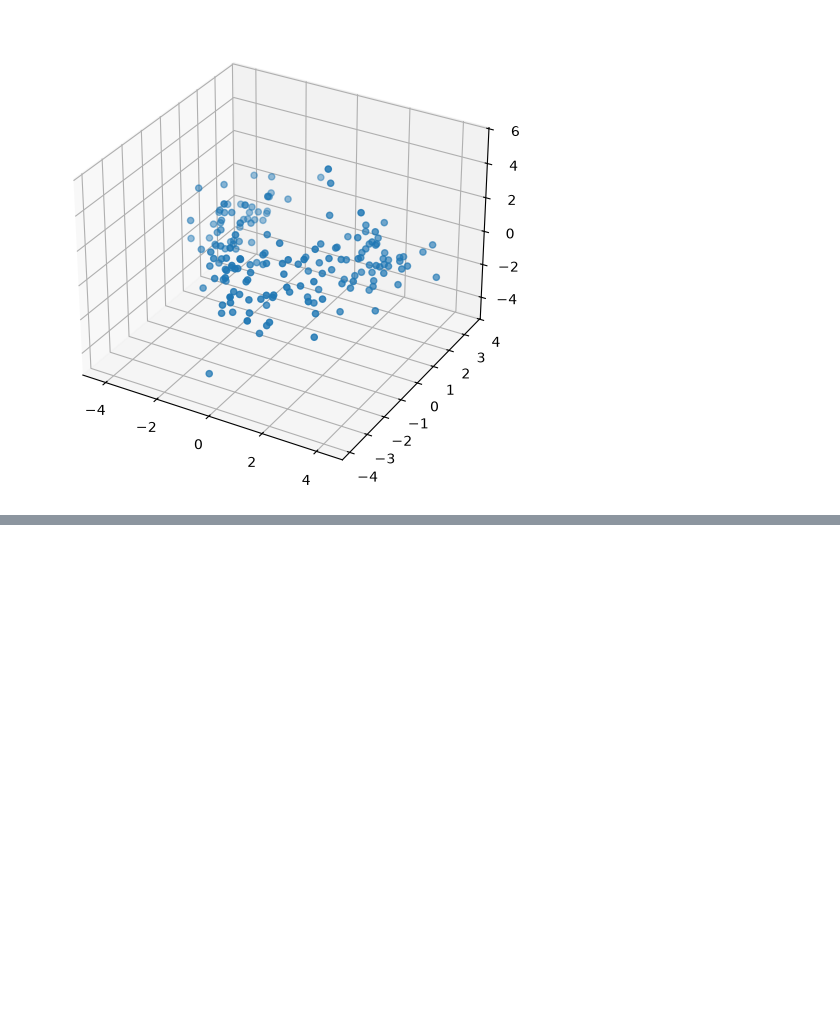
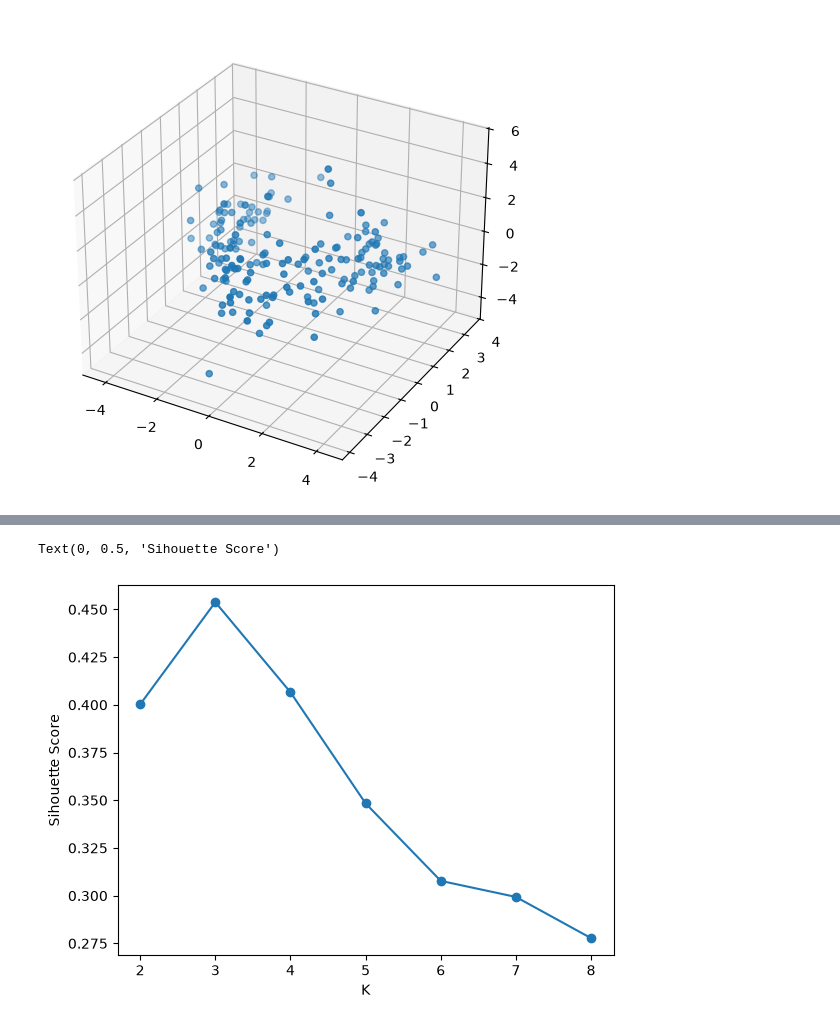
Before and after one commit to Shifa4532/wine_quality_checker, a Jupyter notebook: wine_quality_checker.ipynb, the cells around one changed output, grey strips where cells are left out. Cells and saved outputs as stored; diff of their text form; code cells hidden in the pictures; blank space fills up the shorter version.

```diff
--- a/wine_quality_checker.ipynb
+++ b/wine_quality_checker.ipynb
@@ -135,0 +162,14 @@ from kneed import KneeLocator
+# %%
+scores = []
+for k in range(2, 9):
+    kmeans = KMeans(n_clusters=k, random_state=42)
+    labels = kmeans.fit_predict(df_pca)
+    score = silhouette_score(df_pca, labels)
+    scores.append(score)
+
+plt.plot(range(2, 9), scores, marker='o')
+plt.xlabel("K")
+plt.ylabel("Sihouette Score")
+# %% [output]
+Text(0, 0.5, 'Sihouette Score')
+[figure, added]
```
Also changed, not shown: parts of 19 cells of this notebook.
